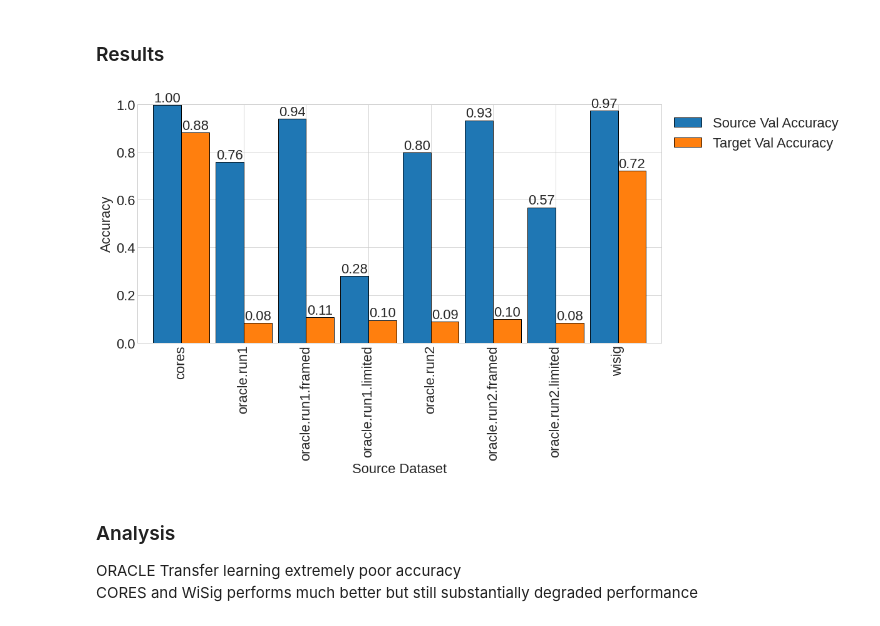
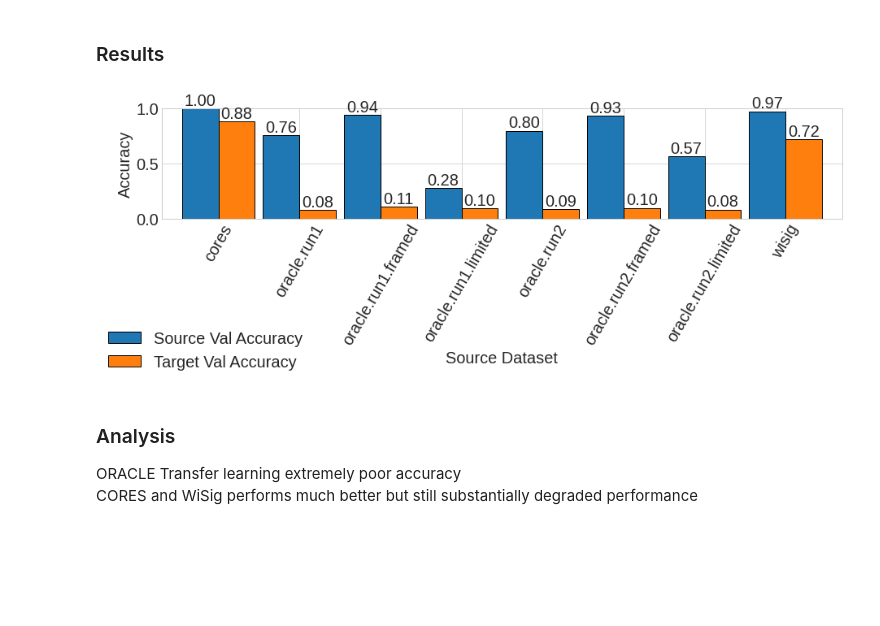
Before and after one commit to stevester94/csc500-notebooks, a Jupyter notebook: analysis/analysis.ipynb, the cells around one changed output. Drawn from its saved outputs; the diff is of its cells as text; code cells hidden in the pictures; blank space fills up the shorter version.

```diff
--- a/analysis/analysis.ipynb
+++ b/analysis/analysis.ipynb
@@ -588,16 +642,15 @@ def show_cnn_1_best():
 
 
     h = h[["Source Dataset", "Target Dataset", "Source Val Accuracy", "Target Val Accuracy"]]
-    matplotlib.rcParams.update({'font.size': 22})
+    matplotlib.rcParams.update({'font.size': 20})
     plt.style.use('seaborn-whitegrid')
 
 
-    ax = h.plot.bar(x="Source Dataset", figsize=(15,7), edgecolor="black", legend=True, width=0.9)
-    # plt.xticks(rotation = 45) # Rotates X-Axis Ticks by 45-degrees
-    plt.legend(bbox_to_anchor=(1.0, 1.0))
+    ax = h.plot.bar(x="Source Dataset", figsize=(15,3.5), edgecolor="black", legend=True, width=0.9)
+    plt.xticks(rotation = 60) # Rotates X-Axis Ticks by 45-degrees
+    # plt.legend(bbox_to_anchor=(1.0, 1.0))
     ax.set_ylim(0,1)
     ax.set_ylabel("Accuracy")
-
     ax.tick_params(labelbottom=True)
 
     # add annotations
@@ -605,6 +658,7 @@ def show_cnn_1_best():
         labels = [f'{(v.get_height()):.2f}' for v in c]
         ax.bar_label(c, labels=labels, label_type='edge')
     ax.margins(y=0.2)
+    ax.legend(loc="lower left", bbox_to_anchor=(-0.1,-1.0))
 
 def show_cnn_2_best():
     cnn = cnn_All_Helper(which_cnn=2)
@@ -662,10 +716,37 @@ def show_cnn_3_best():
 ## Baseline
 # %% [markdown]
 ### Results
-# %%
-show_cnn_1_best()
-# %% [output]
-[figure, removed]
+# %%
+def show_cnn_1_best():
+    cnn_1 = cnn_All_Helper(which_cnn=1)
+
+    h = cnn_1.get_best_trials()
+
+
+    h = h[["Source Dataset", "Target Dataset", "Source Val Accuracy", "Target Val Accuracy"]]
+    matplotlib.rcParams.update({'font.size': 20})
+    plt.style.use('seaborn-whitegrid')
+
+
+    ax = h.plot.bar(x="Source Dataset", figsize=(15,2.5), edgecolor="black", legend=True, width=0.9)
+    plt.xticks(rotation = 60) # Rotates X-Axis Ticks by 45-degrees
+    # plt.legend(bbox_to_anchor=(1.0, 1.0))
+    ax.set_ylim(0,1)
+    ax.set_ylabel("Accuracy")
+    ax.tick_params(labelbottom=True)
+
+    # add annotations
+    for c in ax.containers:
+        labels = [f'{(v.get_height()):.2f}' for v in c]
+        ax.bar_label(c, labels=labels, label_type='edge')
+    ax.margins(y=0.2)
+    ax.legend(loc="lower left", bbox_to_anchor=(-0.1,-1.5))
+
+show_cnn_1_best()
+plt.savefig("/tmp/cnn_1.png", bbox_inches='tight')
+plt.show()
+# %% [output]
+[figure, added]
 # %% [markdown]
 ### Analysis
 ORACLE Transfer learning extremely poor accuracy
```
Also changed, not shown: parts of 14 cells of this notebook, 2 other files.
